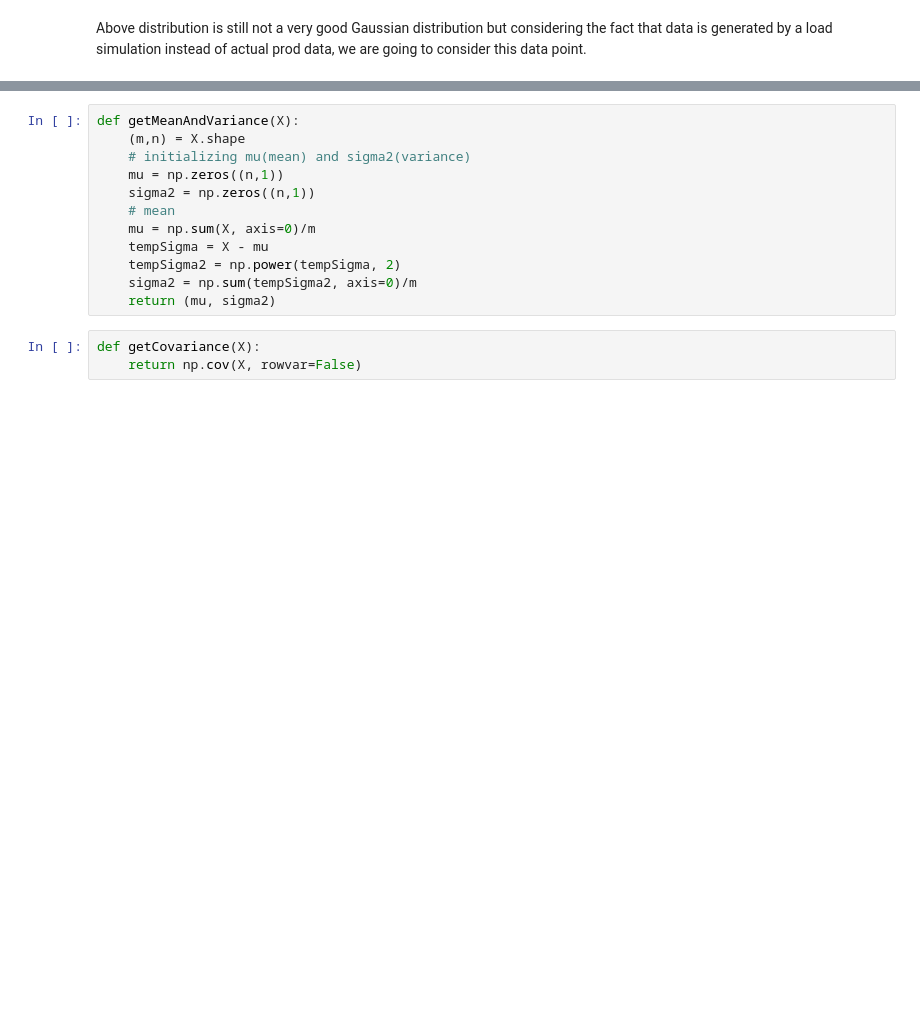
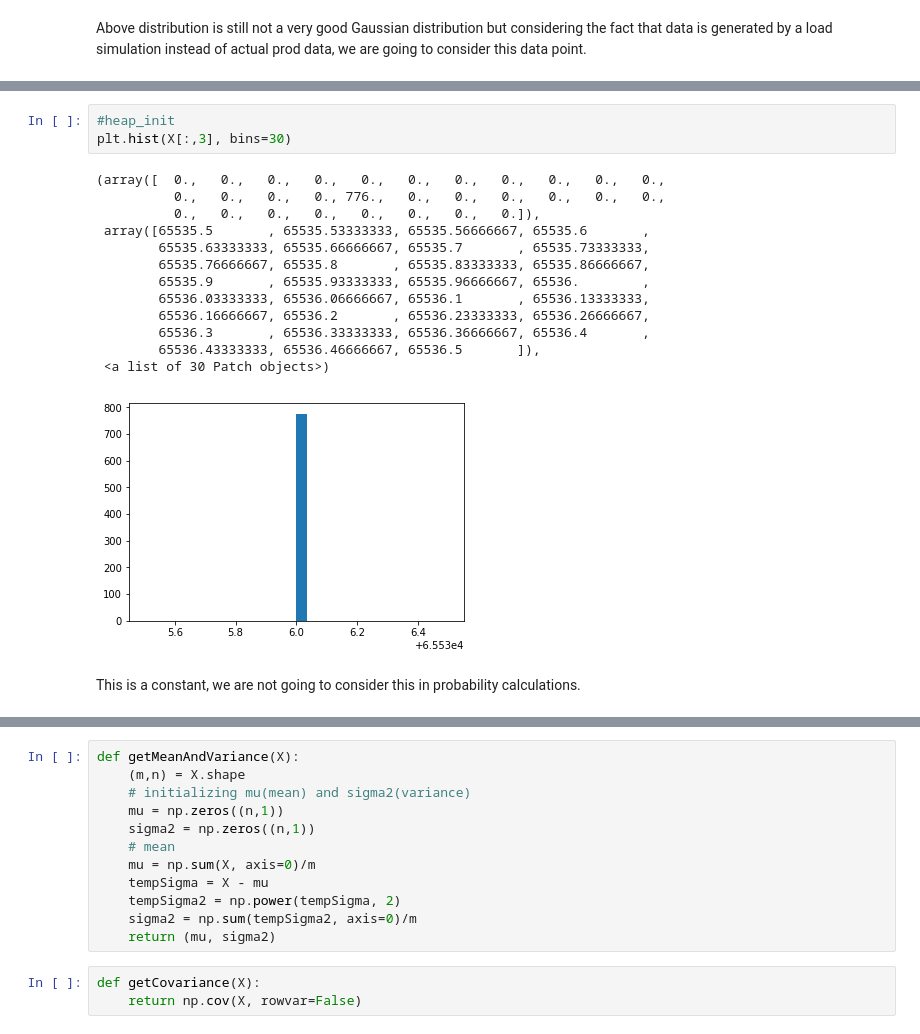
Before and after one commit to siddharthkhare28/MachineLearningOnActuatorMetrics, a Jupyter notebook: MachineLearningActuatorMetrics.ipynb, the cells around one changed output, grey strips where cells are left out. Cells and saved outputs as stored; diff of their text form; blank space fills up the shorter version.

```diff
--- a/MachineLearningActuatorMetrics.ipynb
+++ b/MachineLearningActuatorMetrics.ipynb
@@ -62,3 +71,22 @@ Above distribution is still not a very good Gaussian distribution but considerin
+# %%
+#heap_init
+plt.hist(X[:,3], bins=30)
+# %% [output]
+(array([  0.,   0.,   0.,   0.,   0.,   0.,   0.,   0.,   0.,   0.,   0.,
+          0.,   0.,   0.,   0., 776.,   0.,   0.,   0.,   0.,   0.,   0.,
+          0.,   0.,   0.,   0.,   0.,   0.,   0.,   0.]),
+ array([65535.5       , 65535.53333333, 65535.56666667, 65535.6       ,
+        65535.63333333, 65535.66666667, 65535.7       , 65535.73333333,
+        65535.76666667, 65535.8       , 65535.83333333, 65535.86666667,
+        65535.9       , 65535.93333333, 65535.96666667, 65536.        ,
+        65536.03333333, 65536.06666667, 65536.1       , 65536.13333333,
+        65536.16666667, 65536.2       , 65536.23333333, 65536.26666667,
+        65536.3       , 65536.33333333, 65536.36666667, 65536.4       ,
+        65536.43333333, 65536.46666667, 65536.5       ]),
+ <a list of 30 Patch objects>)
+[figure, added]
+# %% [markdown]
+This is a constant, we are not going to consider this in probability calculations.
 # %%
 #heap_used
 plt.hist(X[:,4], bins=30)
```
Also changed, not shown: parts of 30 cells of this notebook, 1 other file.
